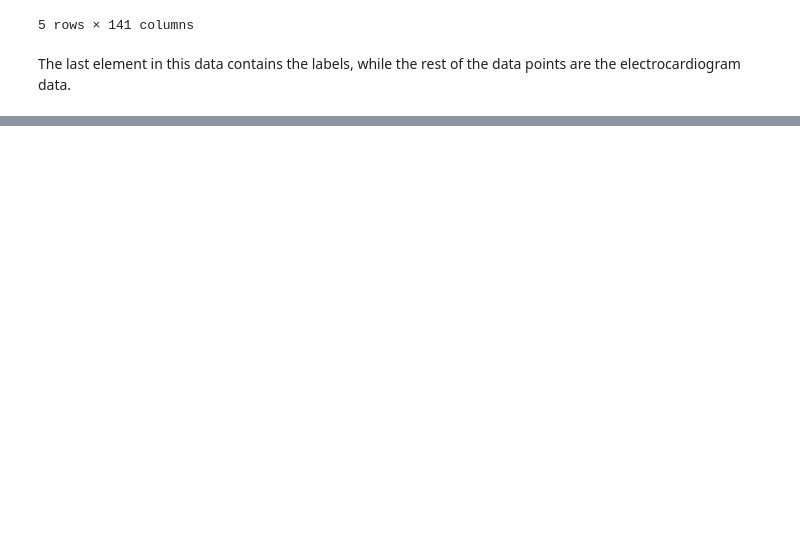
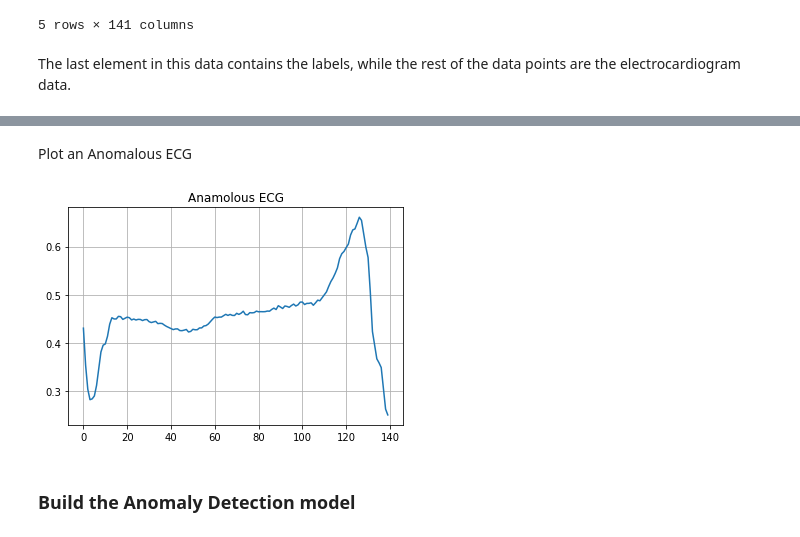
Before and after one commit to UmbertoFasci/Autoencoders, a Jupyter notebook: Notebooks/autoencoder_rundown.ipynb, the cells around one changed output, grey strips where cells are left out. Drawn from its saved outputs; the diff is of its cells as text; code cells hidden in the pictures; blank space fills up the shorter version.

```diff
--- a/Notebooks/autoencoder_rundown.ipynb
+++ b/Notebooks/autoencoder_rundown.ipynb
@@ -301,0 +333,11 @@ train_data, test_data, train_labels, test_labels = train_test_split(
+# %% [markdown]
+Plot an Anomalous ECG
+# %%
+plt.grid()
+plt.plot(np.arange(140), anamolous_train_data[0])
+plt.title("Anamolous ECG")
+plt.show()
+# %% [output]
+[figure, added]
+# %% [markdown]
+### Build the Anomaly Detection model
```
Also changed, not shown: parts of 12 cells of this notebook.
